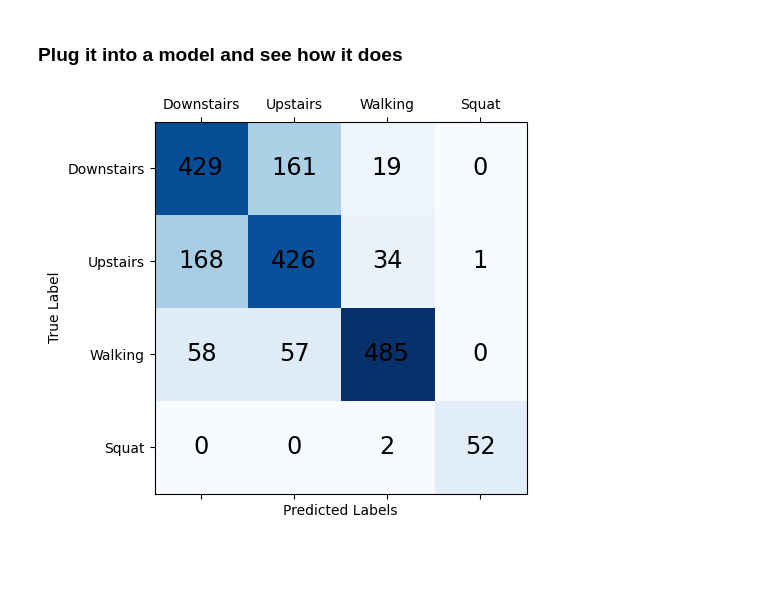
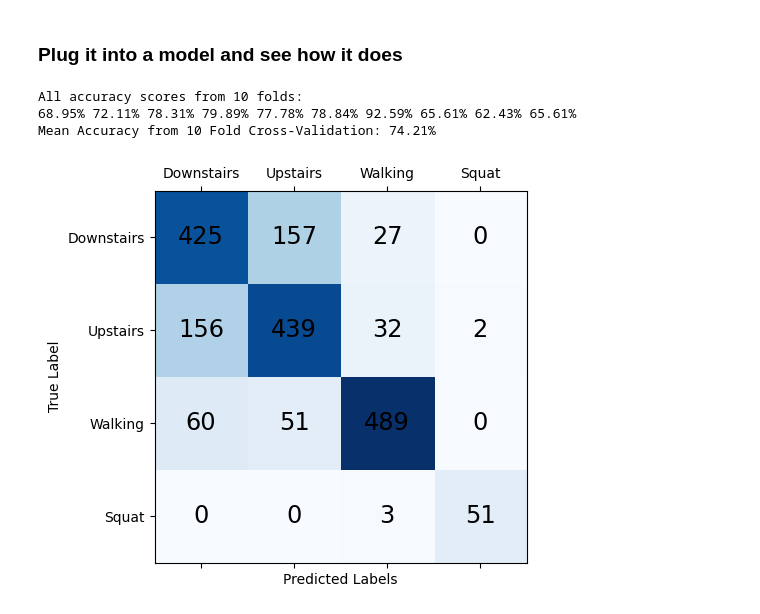
Before and after one commit to jmandzak/ActivityDetection, a Jupyter notebook: main.ipynb, the cells around one changed output. Drawn from its saved outputs; the diff is of its cells as text; code cells hidden in the pictures; blank space fills up the shorter version.

```diff
--- a/main.ipynb
+++ b/main.ipynb
@@ -159,19 +168,17 @@ X = sc.fit_transform(X)
 ### Plug it into a model and see how it does
 # %%
 # Train and evaluate the model
-from sklearn.ensemble import RandomForestClassifier
 from sklearn.model_selection import StratifiedKFold
 from sklearn.model_selection import cross_val_score, cross_val_predict
 from sklearn.metrics import confusion_matrix
 import matplotlib.pyplot as plt
 import numpy as np
 
-def train_and_evaluate_model(X, y):
-    model = RandomForestClassifier(n_estimators=20, random_state=42)
-
+def train_and_evaluate_model(X, y, model):
     # Do the K-fold cross validation
     cv = StratifiedKFold(n_splits=10)
     scores = cross_val_score(model, X, y, cv=cv, scoring='accuracy')
+    # print(f'Average accuracy of all folds: {round(np.mean(scores) * 100, 2)}%')
 
     # This function sets an empty array of size len(y)
     # It then does the predictions for each fold (retraining the model each time)
@@ -192,7 +199,21 @@ def train_and_evaluate_model(X, y):
     plt.yticks(ticks=old_labels, labels=new_labels)
     plt.xlabel('Predicted Labels')
     plt.ylabel('True Label')
+
+    print(f'All accuracy scores from 10 folds:')
+    for score in scores:
+        print(f'{round(score * 100, 2)}%', end=' ')
+    print()
+    print(f'Mean Accuracy from 10 Fold Cross-Validation: {round(np.mean(scores)*100, 2)}%\n')
-# %%
-train_and_evaluate_model(X, y)
-# %% [output]
-[figure, removed]
+# %%
+from sklearn.ensemble import RandomForestClassifier
+from xgboost import XGBClassifier
+
+model = RandomForestClassifier(n_estimators=100, random_state=42)
+# model = XGBClassifier()
+train_and_evaluate_model(X, y, model)
+# %% [output]
+All accuracy scores from 10 folds:
+68.95% 72.11% 78.31% 79.89% 77.78% 78.84% 92.59% 65.61% 62.43% 65.61%
+Mean Accuracy from 10 Fold Cross-Validation: 74.21%
+[figure, added]
```
Also changed, not shown: parts of 2 cells of this notebook, 11 other files.
